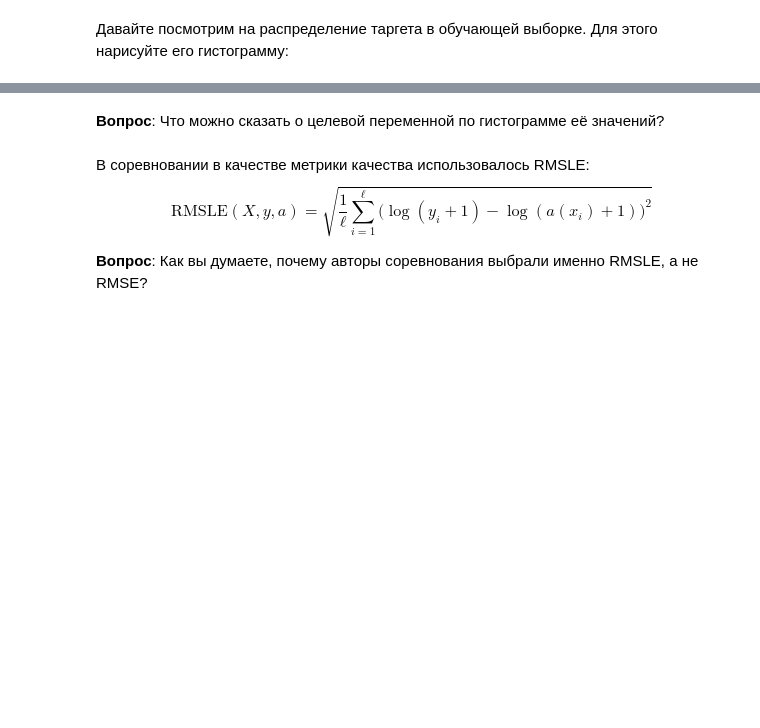
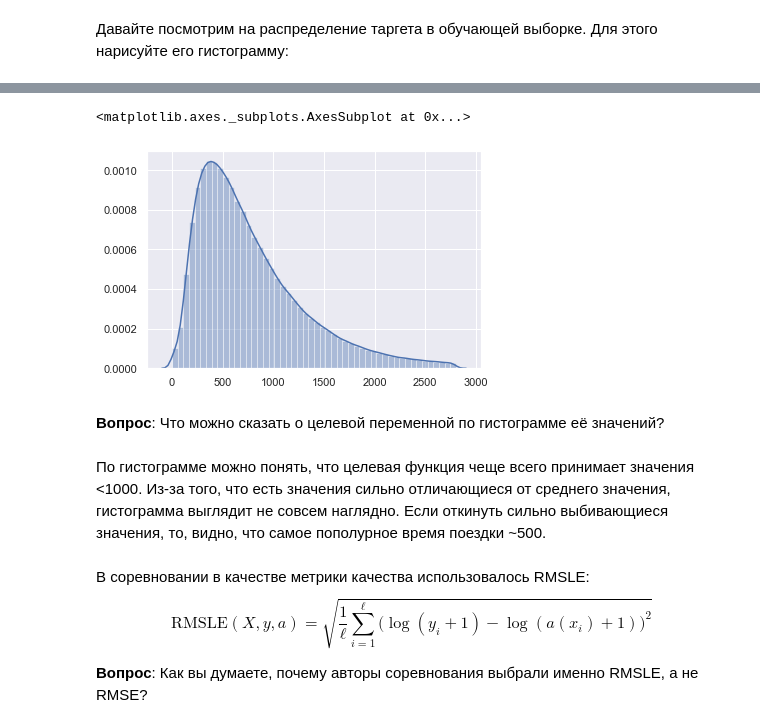
Before and after one commit to charzik/ml-hw, a Jupyter notebook: hw2/homework-practice-02.ipynb, the cells around one changed output, grey strips where cells are left out. Drawn from its saved outputs; the diff is of its cells as text; code cells hidden in the pictures; blank space fills up the shorter version.

```diff
--- a/hw2/homework-practice-02.ipynb
+++ b/hw2/homework-practice-02.ipynb
@@ -70,5 +105,12 @@ sns.set(style="darkgrid")
+# %%
+sns.distplot(sorted(y_train)[0:1000000])
+# %% [output]
+<matplotlib.axes._subplots.AxesSubplot at 0x...>
+[figure, added]
 # %% [markdown]
 **Вопрос**: Что можно сказать о целевой переменной по гистограмме её значений?
+# %% [markdown]
+По гистограмме можно понять, что целевая функция чеще всего принимает значения <1000. Из-за того, что есть значения сильно отличающиеся от среднего значения, гистограмма выглядит не совсем наглядно. Если откинуть сильно выбивающиеся значения, то, видно, что самое пополурное время поездки ~500.
 # %% [markdown]
 В соревновании в качестве метрики качества использовалось RMSLE:
 $$\text{RMSLE}(X, y, a) = \sqrt{\frac{1}{\ell}\sum_{i=1}^{\ell} \big(\log{(y_i + 1)} - \log{(a(x_i) + 1)}\big)^2}$$
```
Also changed, not shown: parts of 29 cells of this notebook.
